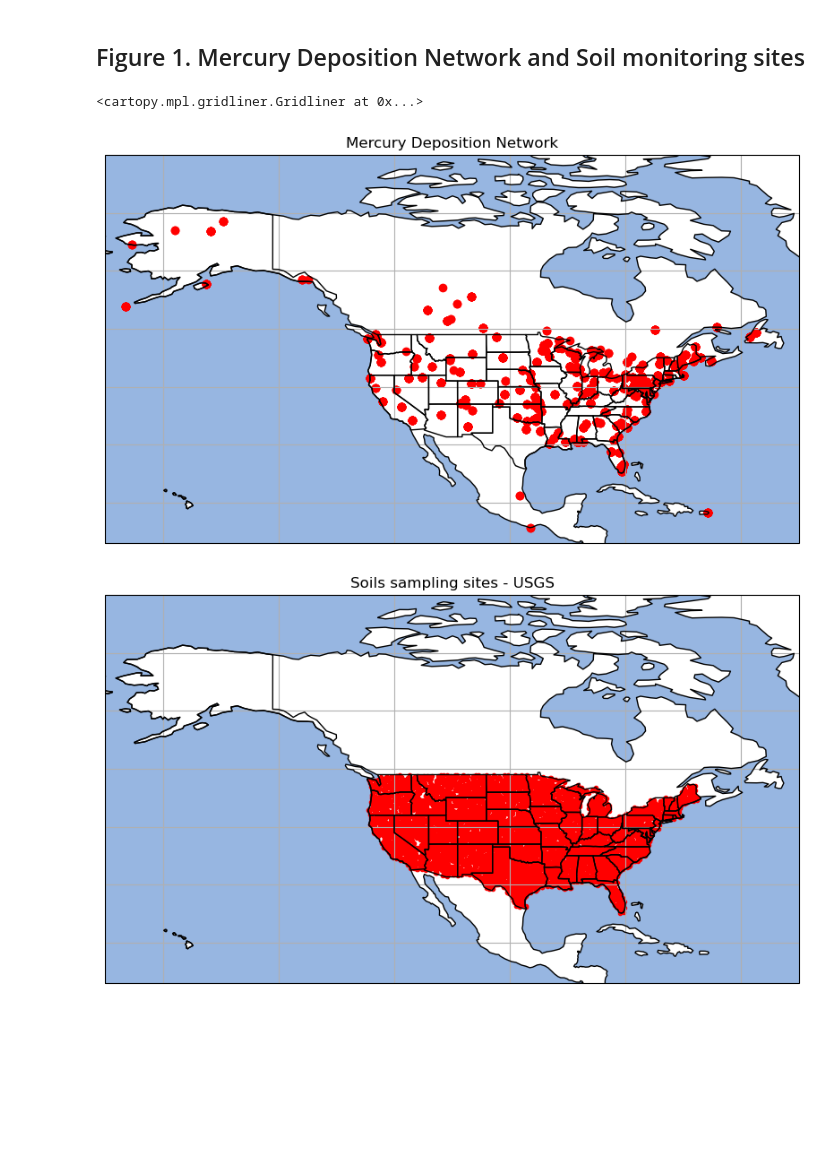
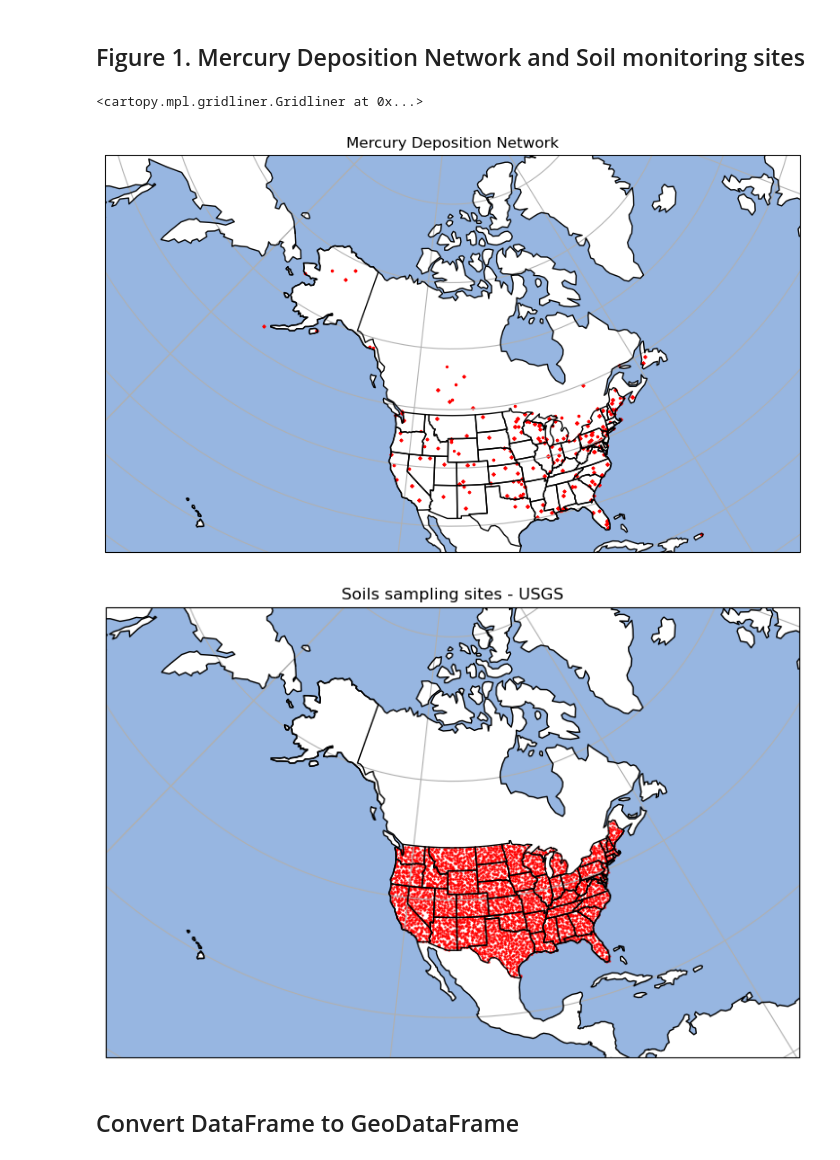
Before and after one commit to jangelamaya/rces-final-project, a Jupyter notebook: final_project.ipynb, the cells around one changed output. Saved outputs shown, nothing was run; the diff lists cells and outputs as text; code cells hidden in the pictures; blank space fills up the shorter version.

```diff
--- a/final_project.ipynb
+++ b/final_project.ipynb
@@ -58,5 +59,6 @@ Top5= pd.read_csv('Top5_soil.csv')
 
 # Set the Site ID as an index
 Top5_i=Top5.set_index("SiteID")
+Top5_i = Top5_i.rename(columns={'Latitude': 'latitude', 'Longitude':'longitude'})
 #Top5_i
 # %%
@@ -81,38 +83,41 @@ Chorizon_i=Chorizon.set_index("SiteID")
 # define map extent
 extent = [-170, -50, 13, 80]
 
+# better projection
+proj = ccrs.LambertConformal(central_longitude=np.mean(extent[:2]), central_latitude=np.mean(extent[2:]))
+
 # plot
-fig, ax1 = plt.subplots(figsize=(10,6), subplot_kw={'projection': ccrs.PlateCarree()}) #plt.figure(figsize=(12, 6))
+fig, ax1 = plt.subplots(figsize=(10,6), subplot_kw={'projection': proj}) #plt.figure(figsize=(12, 6))
 # setup map
-ax1.set_extent(extent, ccrs.PlateCarree())
+ax1.set_extent(extent)
 ax1.add_feature(cfeature.COASTLINE, edgecolor='black', zorder=9)
 ax1.add_feature(cfeature.STATES, edgecolor='black', zorder=10)
 ax1.add_feature(cfeature.OCEAN)
 
 # Plot monitoring sites Mercury deposition
 status=mdn_annual.status # how to color Active or Inactive??
-mdn_map=ax1.scatter(mdn_annual.longitude,mdn_annual.latitude,color='red', transform=ccrs.PlateCarree())
+mdn_map=ax1.scatter(mdn_annual.longitude,mdn_annual.latitude,color='red', transform=ccrs.PlateCarree(), s=2)
 
 # decorate
 ax1.set_title('Mercury Deposition Network')
 ax1.gridlines()
 
 # plot
-fig, ax2 = plt.subplots(figsize=(10,6), subplot_kw={'projection':ccrs.PlateCarree()})
+fig, ax2 = plt.subplots(figsize=(10,6), subplot_kw={'projection':proj})
 ax2.set_extent(extent, ccrs.PlateCarree())
 ax2.add_feature(cfeature.COASTLINE, edgecolor='black', zorder=9)
 ax2.add_feature(cfeature.STATES, edgecolor='black', zorder=10)
 ax2.add_feature(cfeature.OCEAN)
 
 # Plot sampling sites Mercury in soils
-soil_map=ax2.scatter(Top5_i.Longitude,Top5_i.Latitude,color='red', marker='.', transform=ccrs.PlateCarree())
+soil_map=ax2.scatter(Top5_i.longitude,Top5_i.latitude,color='red', marker='.', transform=ccrs.PlateCarree(),s=2)
 
 # decorate
 ax2.set_title('Soils sampling sites - USGS')
 ax2.gridlines()
 
 #plt.savefig('figures/1mercurydepositionnetwork.png')
 # %% [output]
 <cartopy.mpl.gridliner.Gridliner at 0x...>
-[figure, old version]
+[figure, new version]
-[figure, old version]
+[figure, new version]
@@ -120,0 +124,2 @@ ax2.gridlines()
+# %% [markdown]
+## Convert DataFrame to GeoDataFrame
```
Also changed, not shown: parts of 28 cells of this notebook.
